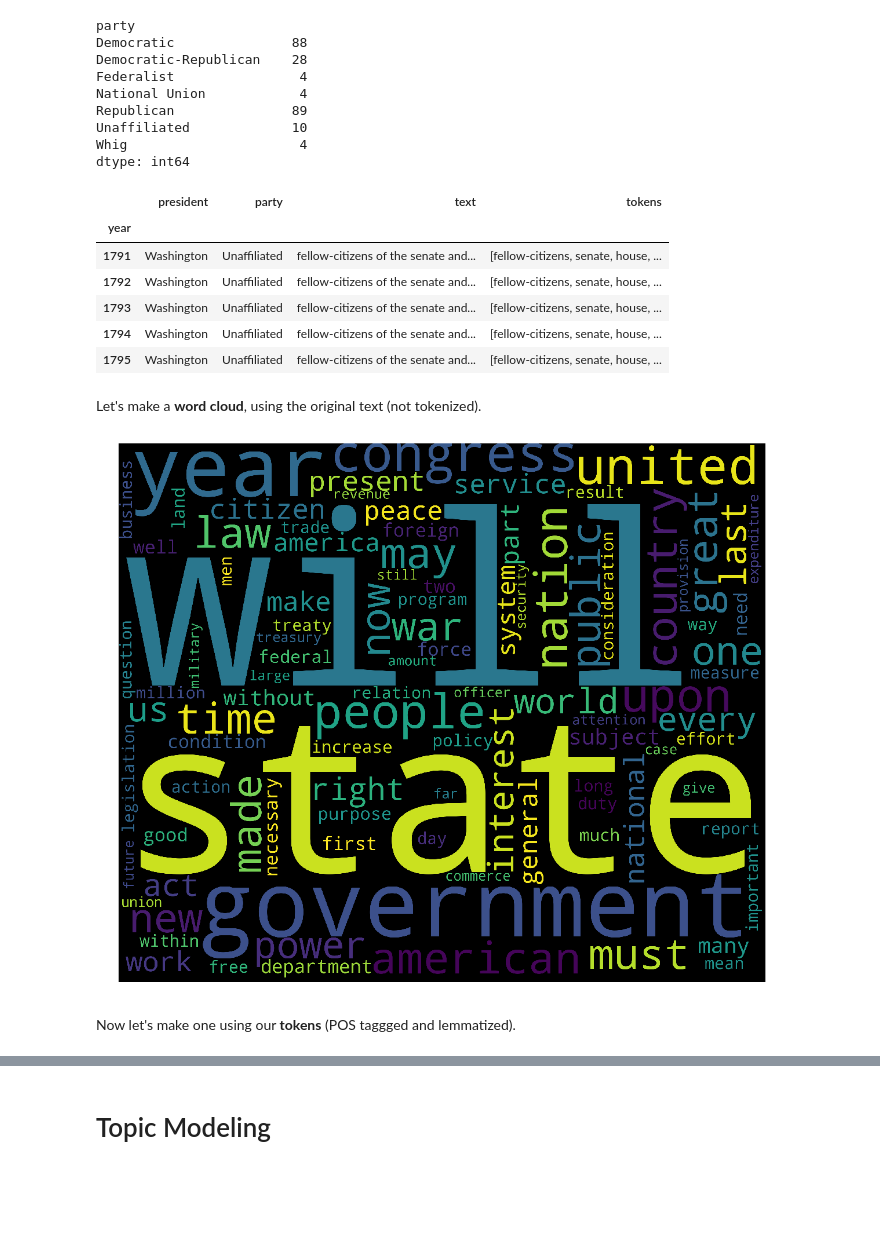
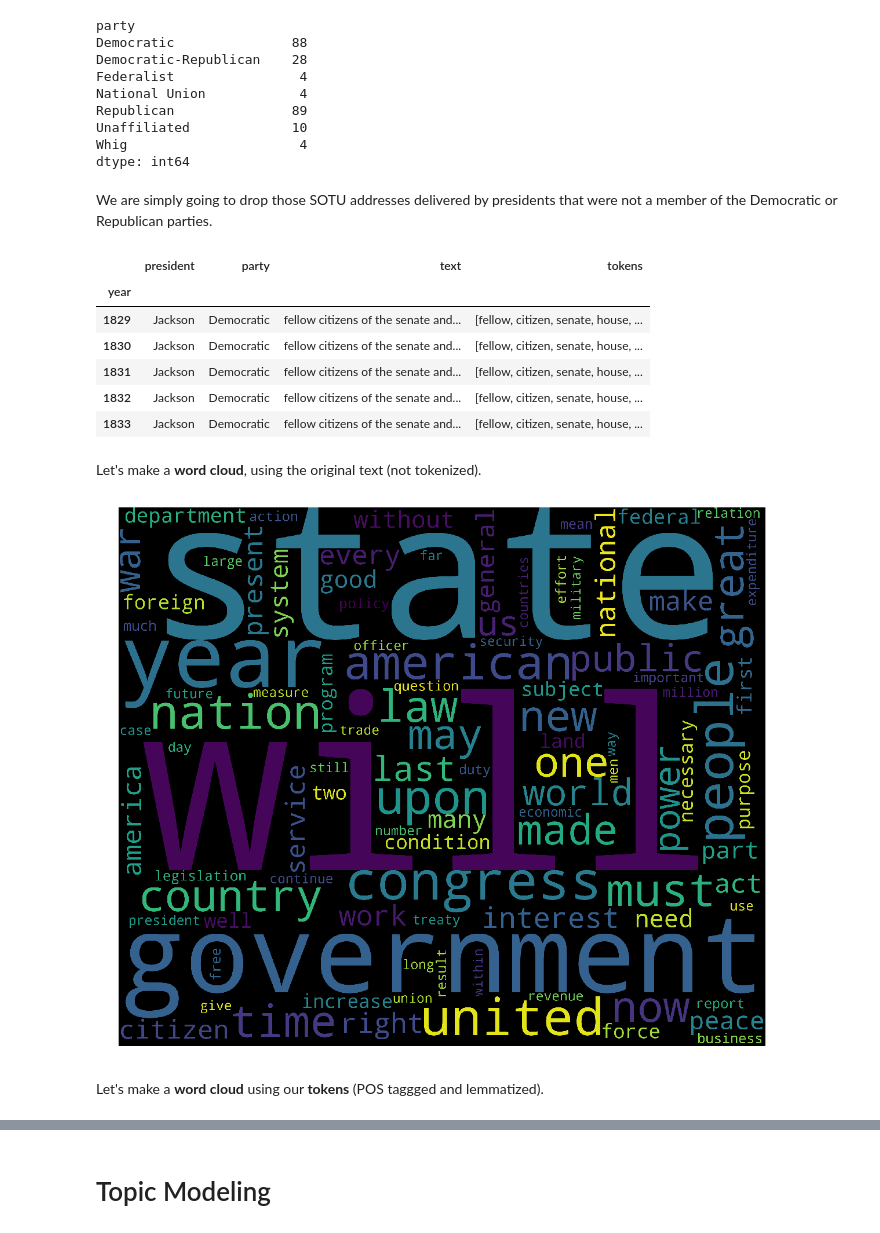
Before and after one commit to mkm29/DataScience, a Jupyter notebook: thinkful/unit/4/sotu/Topic Modeling and Classification.ipynb, the cells around one changed output, grey strips where cells are left out. Saved outputs shown, nothing was run; the diff lists cells and outputs as text; code cells hidden in the pictures; blank space fills up the shorter version.

```diff
--- a/thinkful/unit/4/sotu/Topic Modeling and Classification.ipynb
+++ b/thinkful/unit/4/sotu/Topic Modeling and Classification.ipynb
@@ -146,6 +148,10 @@ Republican               89
 Unaffiliated             10
 Whig                      4
 dtype: int64
+# %% [markdown]
+We are simply going to drop those SOTU addresses delivered by presidents that were not a member of the Democratic or Republican parties.
+# %%
+df_new = df[df.party.isin(['Democratic','Republican'])]
 # %%
 import re
 from gensim import models, corpora
@@ -177,37 +183,37 @@ def clean_text(text):
     cleaned_text = [t for t in tokenized_text if t not in STOPWORDS and re.match('[a-zA-Z\-][a-zA-Z\-]{2,}', t)]
     return lemmatize_sent(' '.join(cleaned_text))
 # %%
-df['tokens'] = df.text.apply(clean_text)
-df.head()
+df_new['tokens'] = df_new.text.apply(clean_text)
+df_new.head()
 # %% [output]
 |  | president | party | text | tokens |
 | year |  |  |  |  |
-| 1791 | Washington | Unaffiliated | fellow-citizens of the senate and... | [fellow-citizens, senate, house, ... |
-| 1792 | Washington | Unaffiliated | fellow-citizens of the senate and... | [fellow-citizens, senate, house, ... |
-| 1793 | Washington | Unaffiliated | fellow-citizens of the senate and... | [fellow-citizens, senate, house, ... |
-| 1794 | Washington | Unaffiliated | fellow-citizens of the senate and... | [fellow-citizens, senate, house, ... |
-| 1795 | Washington | Unaffiliated | fellow-citizens of the senate and... | [fellow-citizens, senate, house, ... |
+| 1829 | Jackson | Democratic | fellow citizens of the senate and... | [fellow, citizen, senate, house, ... |
+| 1830 | Jackson | Democratic | fellow citizens of the senate and... | [fellow, citizen, senate, house, ... |
+| 1831 | Jackson | Democratic | fellow citizens of the senate and... | [fellow, citizen, senate, house, ... |
+| 1832 | Jackson | Democratic | fellow citizens of the senate and... | [fellow, citizen, senate, house, ... |
+| 1833 | Jackson | Democratic | fellow citizens of the senate and... | [fellow, citizen, senate, house, ... |
 # %% [markdown]
 Let's make a **word cloud**, using the original text (not tokenized).
 # %%
 #WordCloud
 from wordcloud import WordCloud, STOPWORDS
 
-cleaned_text = ' '.join(list(df.text))
+cleaned_text = ' '.join(list(df_new.text))
 
 wordcloud = WordCloud(stopwords=STOPWORDS,max_words=100,
                       background_color='black',min_font_size=6,
                       width=3000,collocations=False,
                       height=2500
                      ).generate(cleaned_text)
 
 plt.figure(1,figsize=(20, 20))
 plt.imshow(wordcloud)
 plt.axis('off')
 plt.show()
 # %% [output]
-[figure, old version]
+[figure, new version]
 # %% [markdown]
-Now let's make one using our **tokens** (POS taggged and lemmatized).
+Let's make a **word cloud** using our **tokens** (POS taggged and lemmatized).
 # %%
 token_string = ''
```
Also changed, not shown: parts of 43 cells of this notebook.
